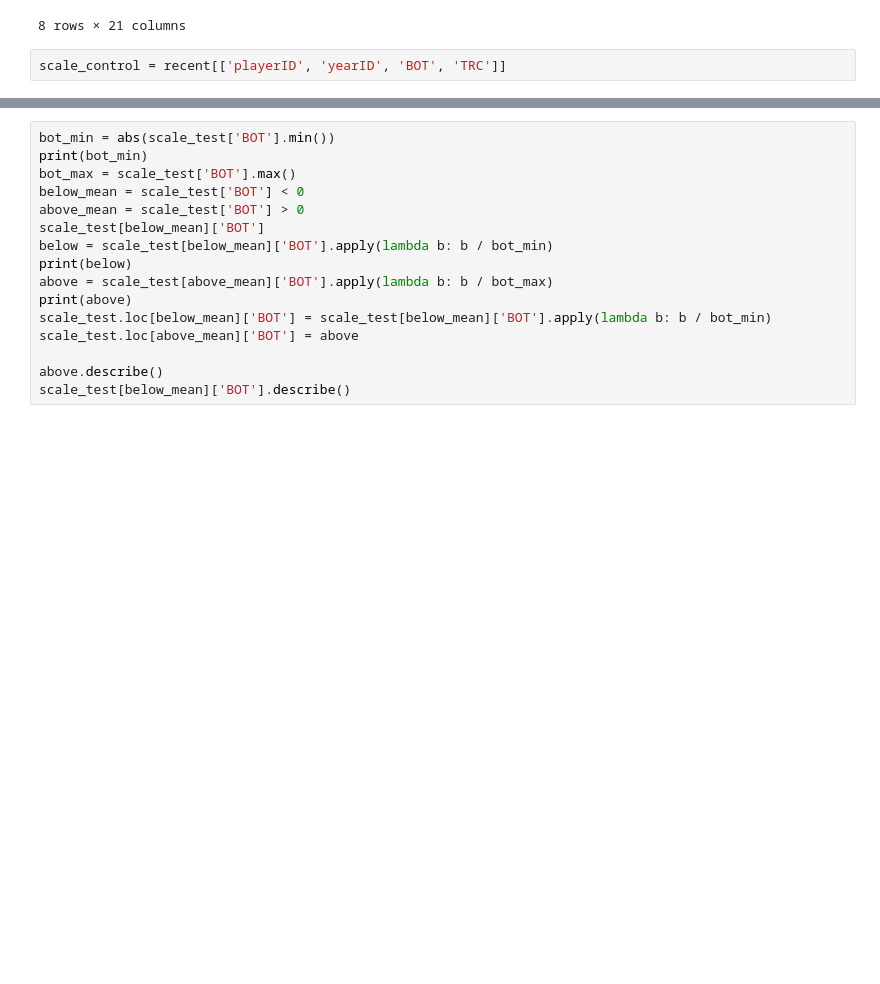
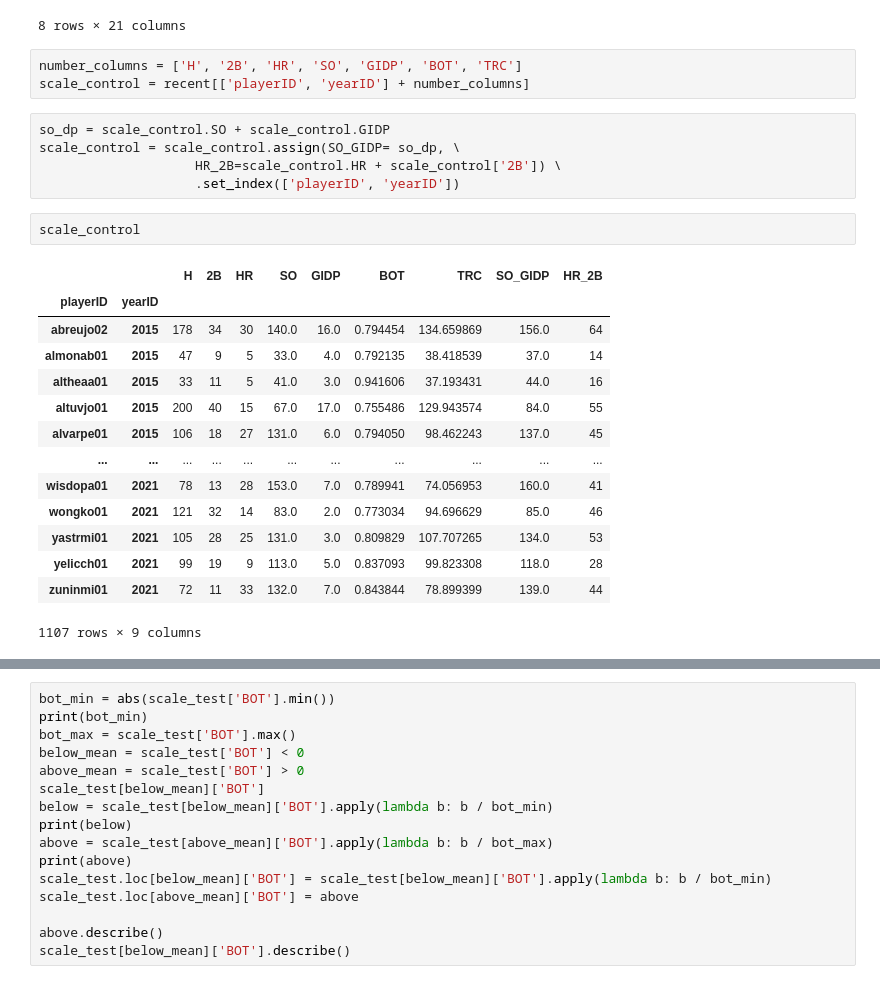
Before and after one commit to Carmine311/EffectivePandas, a Jupyter notebook: Baseball/Explore.ipynb, the cells around one changed output, grey strips where cells are left out. Cells and saved outputs as stored; diff of their text form; blank space fills up the shorter version.

```diff
--- a/Baseball/Explore.ipynb
+++ b/Baseball/Explore.ipynb
@@ -311,8 +291,31 @@ recent.describe()
 | 75% | 2020.000000 | 1.000000 | 146.000000 | 530.000000 | 83.000000 | 144.000000 | 30.000000 | 3.00000 | 26.000000 | 81.000000 | ... | ... |
 | max | 2021.000000 | 3.000000 | 162.000000 | 681.000000 | 137.000000 | 216.000000 | 56.000000 | 14.00000 | 59.000000 | 133.000000 | ... | ... |
 8 rows × 21 columns
-# %%
-scale_control = recent[['playerID', 'yearID', 'BOT', 'TRC']]
+# %%
+number_columns = ['H', '2B', 'HR', 'SO', 'GIDP', 'BOT', 'TRC']
+scale_control = recent[['playerID', 'yearID'] + number_columns]
+# %%
+so_dp = scale_control.SO + scale_control.GIDP
+scale_control = scale_control.assign(SO_GIDP= so_dp, \
+                    HR_2B=scale_control.HR + scale_control['2B']) \
+                    .set_index(['playerID', 'yearID'])
+# %%
+scale_control
+# %% [output]
+|  |  | H | 2B | HR | SO | GIDP | BOT | TRC | SO_GIDP | HR_2B |
+| playerID | yearID |  |  |  |  |  |  |  |  |  |
+| abreujo02 | 2015 | 178 | 34 | 30 | 140.0 | 16.0 | 0.794454 | 134.659869 | 156.0 | 64 |
+| almonab01 | 2015 | 47 | 9 | 5 | 33.0 | 4.0 | 0.792135 | 38.418539 | 37.0 | 14 |
+| altheaa01 | 2015 | 33 | 11 | 5 | 41.0 | 3.0 | 0.941606 | 37.193431 | 44.0 | 16 |
+| altuvjo01 | 2015 | 200 | 40 | 15 | 67.0 | 17.0 | 0.755486 | 129.943574 | 84.0 | 55 |
+| alvarpe01 | 2015 | 106 | 18 | 27 | 131.0 | 6.0 | 0.794050 | 98.462243 | 137.0 | 45 |
+| ... | ... | ... | ... | ... | ... | ... | ... | ... | ... | ... |
+| wisdopa01 | 2021 | 78 | 13 | 28 | 153.0 | 7.0 | 0.789941 | 74.056953 | 160.0 | 41 |
+| wongko01 | 2021 | 121 | 32 | 14 | 83.0 | 2.0 | 0.773034 | 94.696629 | 85.0 | 46 |
+| yastrmi01 | 2021 | 105 | 28 | 25 | 131.0 | 3.0 | 0.809829 | 107.707265 | 134.0 | 53 |
+| yelicch01 | 2021 | 99 | 19 | 9 | 113.0 | 5.0 | 0.837093 | 99.823308 | 118.0 | 28 |
+| zuninmi01 | 2021 | 72 | 11 | 33 | 132.0 | 7.0 | 0.843844 | 78.899399 | 139.0 | 44 |
+1107 rows × 9 columns
 # %%
 bot_mean = scale_control['BOT'].mean()
 scale_test = scale_control.copy()
```
Also changed, not shown: parts of 9 cells of this notebook.
